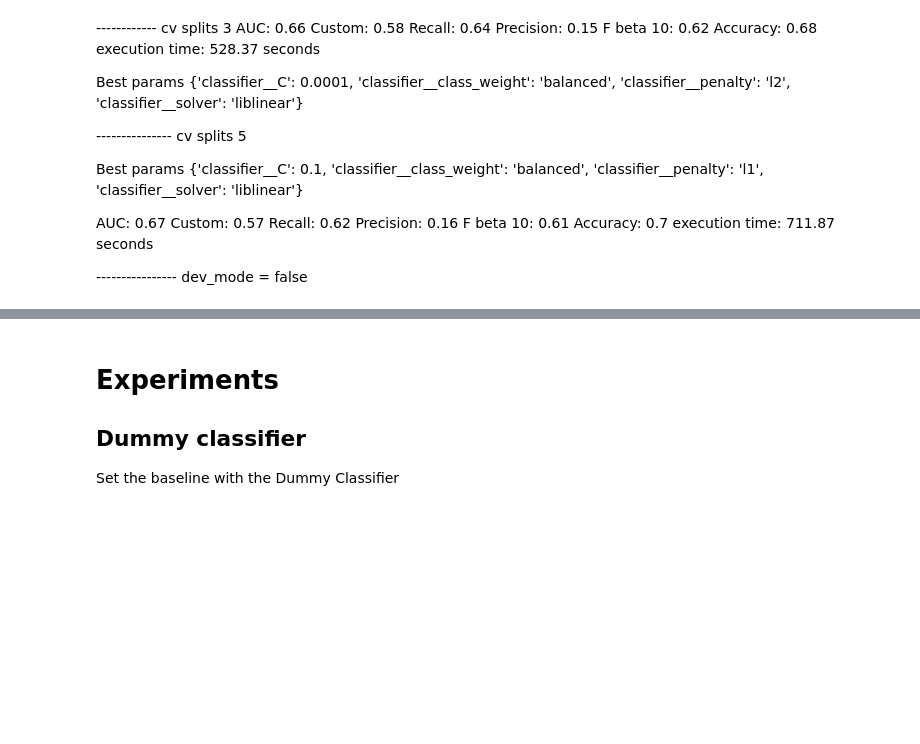
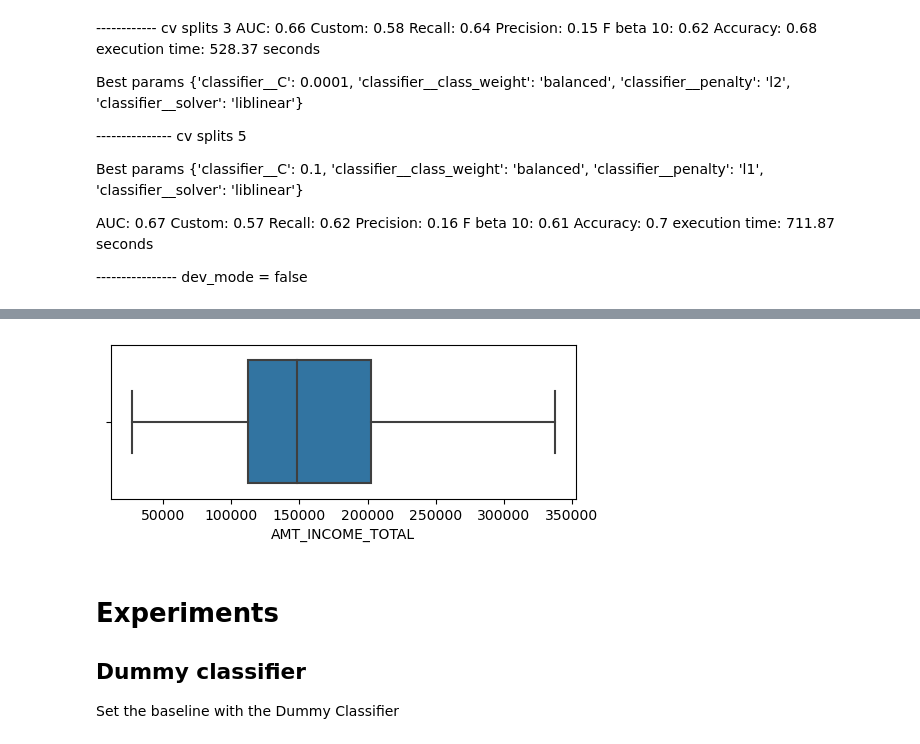
Before and after one commit to NatChe/credit-scoring-dashboard, a Jupyter notebook: 01_Training.ipynb, the cells around one changed output, grey strips where cells are left out. Cells and saved outputs as stored; diff of their text form; code cells hidden in the pictures; blank space fills up the shorter version.

```diff
--- a/01_Training.ipynb
+++ b/01_Training.ipynb
@@ -336,3 +375,9 @@ new shape after merge (61503, 662)
+# %%
+plt.figure(figsize=(6, 2))
+sns.boxplot(data = X_new_test, x = 'AMT_INCOME_TOTAL')
+plt.show()
+# %% [output]
+[figure, added]
 # %% [markdown]
 # Experiments
 ## Dummy classifier
```
Also changed, not shown: parts of 9 cells of this notebook, 3 other files.
